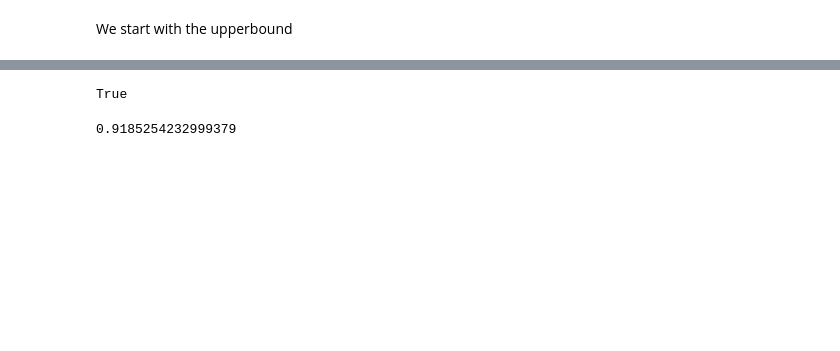
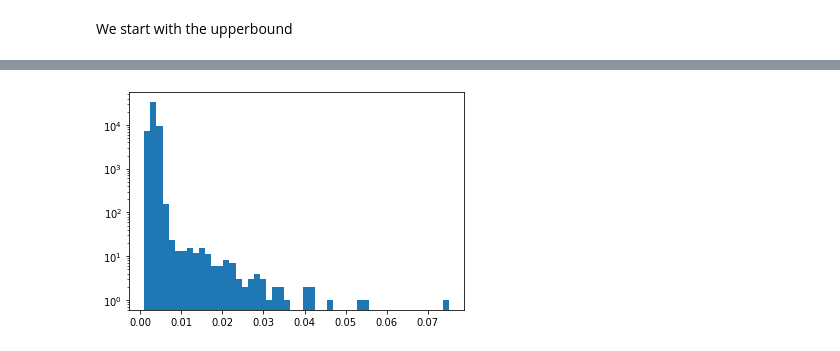
Before and after one commit to lucasmoschen/optimal-vaccination-networks, a Jupyter notebook: notebooks/robot_dance_model.ipynb, the cells around one changed output, grey strips where cells are left out. Drawn from its saved outputs; the diff is of its cells as text; code cells hidden in the pictures; blank space fills up the shorter version.

```diff
--- a/notebooks/robot_dance_model.ipynb
+++ b/notebooks/robot_dance_model.ipynb
@@ -192,16 +240,35 @@ plt.show()
 # %% [markdown]
 We start with the upperbound
 # %%
+K = 5
+population = np.array([1e6, 1e4, 1e4, 1e4, 1e4])
+beta = np.array([0.5, 0.4, 0.4, 0.4, 0.4]) / 24
+tau = 1/(5.2 * 24)
+gamma = 1/(2.9 * 24)
 alpha = 1/3
+
 B = np.diag(beta)
 N = np.diag(population)
-E_inv = np.diag(1/population_eff)
 
+values = []
 
-A = alpha * B + (1-alpha) * p_matrix @ B @ E_inv @ p_matrix.T @ N
-rho_A = abs(eigs(A, k=1, which='LM', return_eigenvectors=False)[0])
-r_zero = rho_A / gamma
+for i in range(50000):
 
-rho_A2 = max(alpha * beta + (1-alpha)*p_matrix@beta)
-r_zero2 = rho_A2 / gamma
+    p_matrix = np.random.random(size=(K,K))
+    p_matrix = p_matrix / p_matrix.sum(axis=1)[:,None]
+    population_eff = population @ p_matrix
+    E_inv = np.diag(1/population_eff)
+
+    A = alpha * B + (1-alpha) * p_matrix @ B @ E_inv @ p_matrix.T @ N
+    rho_A = abs(eigs(A, k=1, which='LM', return_eigenvectors=False)[0])
+    r_zero = rho_A / gamma
+
+    rho_A2 = max(alpha * beta + (1-alpha)*p_matrix@beta)
+    r_zero2 = rho_A2 / gamma
+
+#rho_A3 = min(alpha * beta + (1-alpha)*p_matrix@beta)
+#r_zero3 = rho_A3 / gamma
+#A_sum = (alpha * beta + (1-alpha) * (p_matrix@beta)).sum()
+
+    values.append(r_zero2 - r_zero)
 # %%
@@ -242,10 +280,6 @@ Third option: https://pdf.sciencedirectassets.com/271586/1-s2.0-S0024379500X0026
-# %%
-m = K - 1
-np.trace(A@A) < np.trace(A)**2/m
-# %% [output]
-True
-# %%
-r_zero5 = np.sqrt(np.trace(A)**2 - np.trace(A@A))/np.sqrt(m*(m-1)) / gamma
-r_zero5
-# %% [output]
-0.9185254232999379
+# %%
+plt.hist(values, bins=50)
+plt.yscale('log')
+plt.show()
+# %% [output]
+[figure, added]
```
Also changed, not shown: parts of 14 cells of this notebook.
